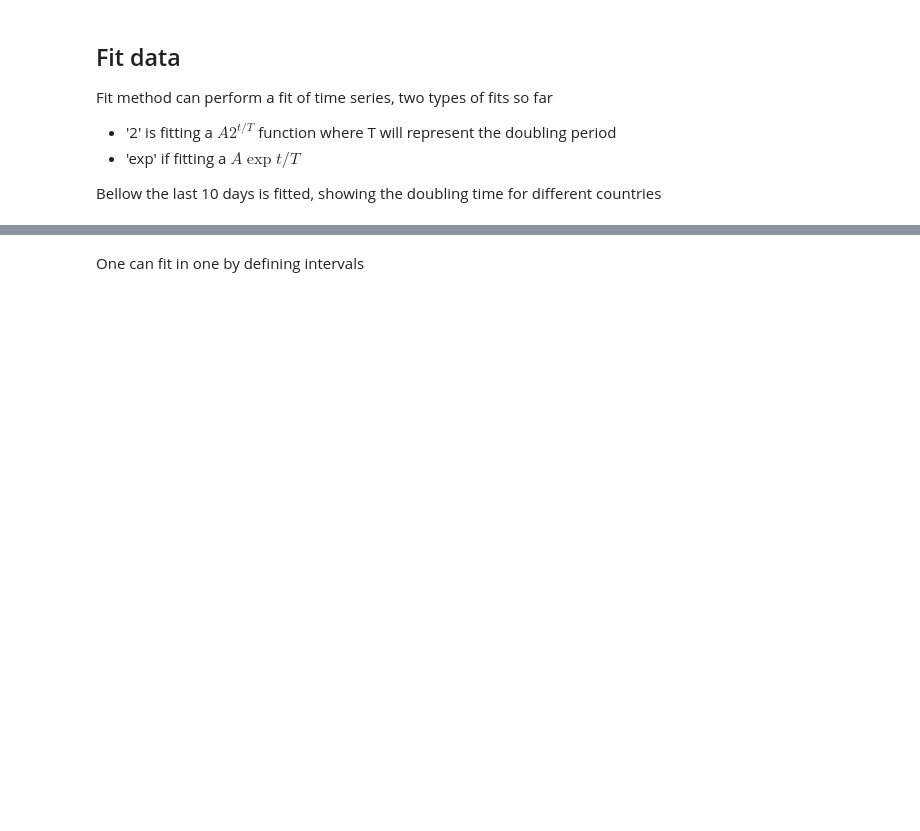
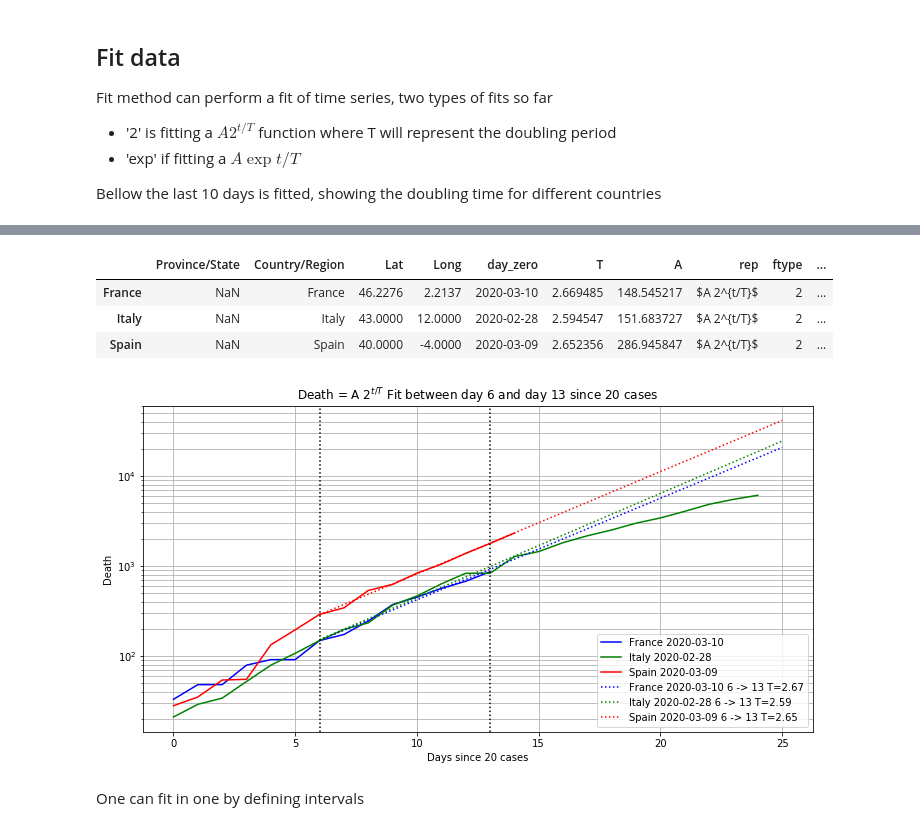
Before and after one commit to SylvainGuieu/corona, a Jupyter notebook: corona.ipynb, the cells around one changed output, grey strips where cells are left out. Cells and saved outputs as stored; diff of their text form; code cells hidden in the pictures; blank space fills up the shorter version.

```diff
--- a/corona.ipynb
+++ b/corona.ipynb
@@ -221,3 +221,23 @@ fit_result
+# %%
+subset = death.subset(['France', 'Italy', 'Spain'])
+s, e, c = 6,13, 20
+origin = death.when_case_exceed(c)
+subset = subset.get_day_indexed(origin).subset(start=0)
+
+fit_result = subset.subset(start=s, end=e).fit('2') # fit the last 10 days
+
+axes = subset.plot()
+fit_result.plot_model( (s, 25), axes=axes)
+axes.set(yscale='log', xlabel="Days since %s cases"%c, ylabel="Death", title = "Death = A $2^{t/T}$ Fit between day %s and day %s since %s cases"%(s,e,c))
+axes.grid( which='both')
+[axes.axvline(x, color='k', linestyle=":") for x in (s,e)]
+fit_result
+# %% [output]
+|  | Province/State | Country/Region | Lat | Long | day_zero | T | A | rep | ftype | ... |
+| France | NaN | France | 46.2276 | 2.2137 | 2020-03-10 | 2.669485 | 148.545217 | $A 2^{t/T}$ | 2 | ... |
+| Italy | NaN | Italy | 43.0000 | 12.0000 | 2020-02-28 | 2.594547 | 151.683727 | $A 2^{t/T}$ | 2 | ... |
+| Spain | NaN | Spain | 40.0000 | -4.0000 | 2020-03-09 | 2.652356 | 286.945847 | $A 2^{t/T}$ | 2 | ... |
+[figure, added]
 # %% [markdown]
 One can fit in one by defining intervals
 # %%
```
Also changed, not shown: parts of 1 cell of this notebook, 2 other files.
